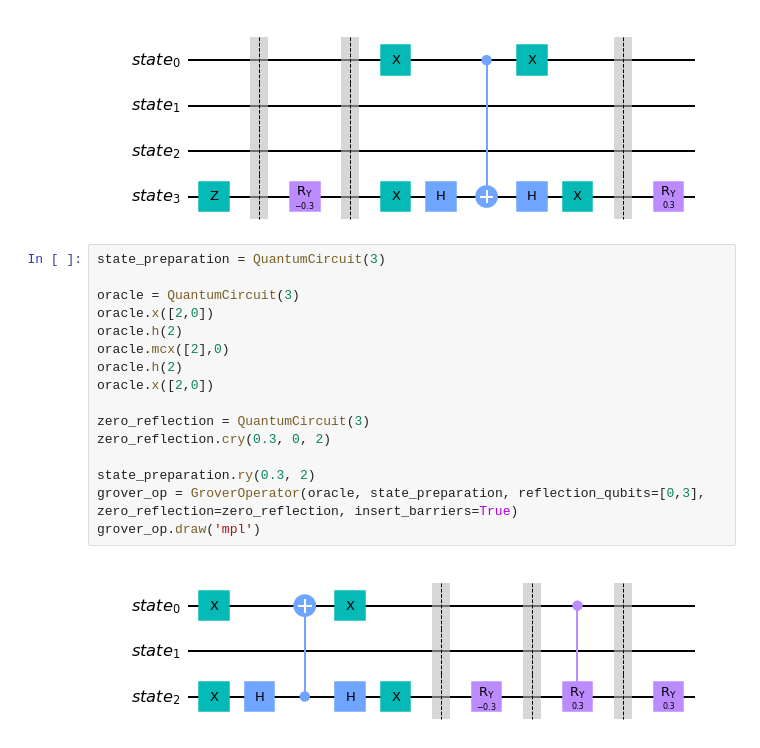
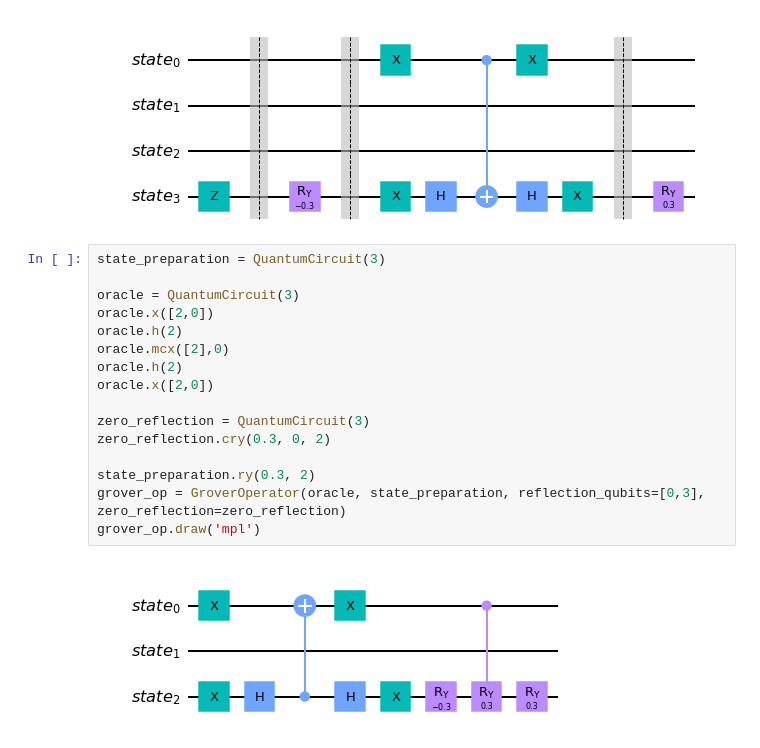
Before and after one commit to sergiogh/upc_credit_risk, a Jupyter notebook: Amplitude Estimation v2.ipynb, the cells around one changed output. Drawn from its saved outputs; the diff is of its cells as text.

```diff
--- a/Amplitude Estimation v2.ipynb
+++ b/Amplitude Estimation v2.ipynb
@@ -193,18 +254,18 @@ grover_op.draw('mpl')
 # %%
 state_preparation = QuantumCircuit(3)
 
 oracle = QuantumCircuit(3)
 oracle.x([2,0])
 oracle.h(2)
 oracle.mcx([2],0)
 oracle.h(2)
 oracle.x([2,0])
 
 zero_reflection = QuantumCircuit(3)
 zero_reflection.cry(0.3, 0, 2)
 
 state_preparation.ry(0.3, 2)
-grover_op = GroverOperator(oracle, state_preparation, reflection_qubits=[0,3], zero_reflection=zero_reflection, insert_barriers=True)
+grover_op = GroverOperator(oracle, state_preparation, reflection_qubits=[0,3], zero_reflection=zero_reflection)
 grover_op.draw('mpl')
 # %% [output]
-[figure, old version]
+[figure, new version]
```
Also changed, not shown: parts of 23 cells of this notebook, 1 other file.
